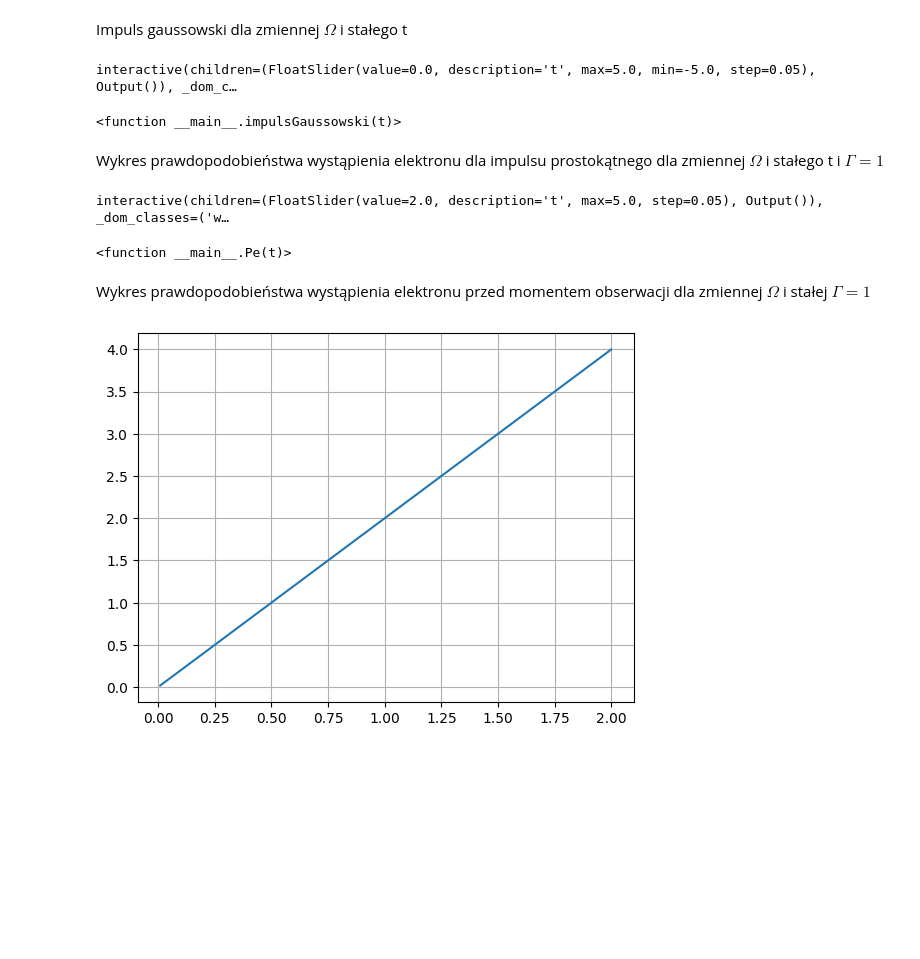
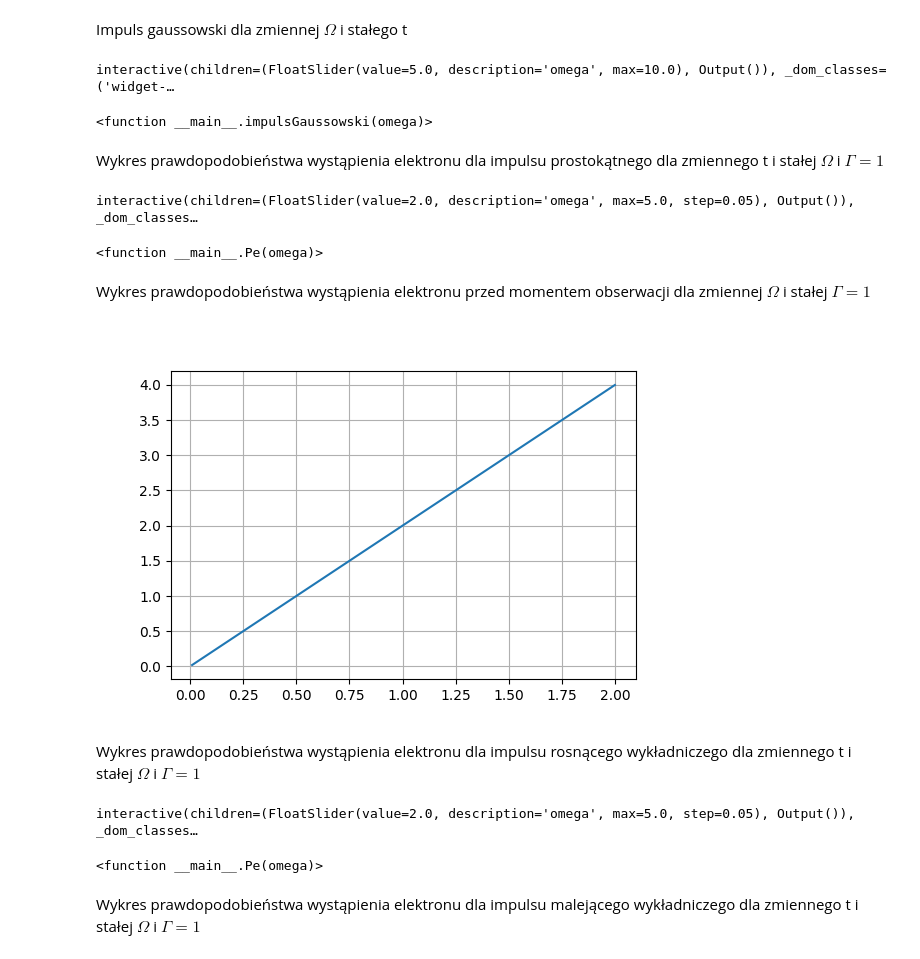
Before and after one commit to Kubabob/pracownia_rotacyjna, a Jupyter notebook: impulsy.ipynb, the cells around one changed output. Saved outputs shown, nothing was run; the diff lists cells and outputs as text; code cells hidden in the pictures; blank space fills up the shorter version.

```diff
--- a/impulsy.ipynb
+++ b/impulsy.ipynb
@@ -38,55 +38,84 @@ interactive(children=(FloatSlider(value=2.0, description='t', max=5.0), Output()
 # %% [markdown]
 Impuls gaussowski dla zmiennej $\Omega$ i stałego t
 # %%
-omega_space = np.arange(0.1,10,0.05)
+t_space = np.arange(-5,5,0.05)
 
-def impulsGaussowski(t):
+def impulsGaussowski(omega):
     plt.figure(figsize=(6,4))
-    plt.plot(omega_space, ((omega_space**2)/(2*np.pi))**(1/2) * np.e**((-(omega_space**2 * t**2))/2), label=r'$\xi^2$, $t={}$'.format(round(t,2)))
+    plt.plot(t_space, ((omega**2)/(2*np.pi))**(1/2) * np.e**((-(omega**2 * t_space**2))/2), label=r'$\xi^2$, $\Omega={}$'.format(round(omega,2)))
     plt.grid()
     plt.legend()
     plt.show()
 
-interact(impulsGaussowski, t=(-5,5,0.05))
+interact(impulsGaussowski, omega=(0,10,0.1))
 # %% [output]
-interactive(children=(FloatSlider(value=0.0, description='t', max=5.0, min=-5.0, step=0.05), Output()), _dom_c…
+interactive(children=(FloatSlider(value=5.0, description='omega', max=10.0), Output()), _dom_classes=('widget-…
-<function __main__.impulsGaussowski(t)>
+<function __main__.impulsGaussowski(omega)>
 # %% [markdown]
-Wykres prawdopodobieństwa wystąpienia elektronu dla impulsu prostokątnego dla zmiennej $\Omega$ i stałego t i $\Gamma=1$
+Wykres prawdopodobieństwa wystąpienia elektronu dla impulsu prostokątnego dla zmiennego t i stałej $\Omega$ i $\Gamma=1$
 # %%
-omega_space = np.arange(0.01, 20, 0.001)
+t_space = np.arange(0,10,0.1)
 
 def P_e(t, gamma, omega):
     if 0 <= t <= 2/omega:
-        return gamma*np.e**(-gamma*t)*(((2/gamma)*np.sqrt(gamma/2)*(np.e**(gamma/omega) - 1))**2)
+        return 2*omega/gamma * np.e**(-gamma*t) *(np.e**(gamma*t/2) - 1)**2
     elif t > 2/omega:
-        return gamma*np.e**(-gamma*t)*((-(2/gamma)*np.sqrt(omega/2)*np.e**(gamma/omega))**2)
+        return 2*omega/gamma * np.e**(-gamma*t) *(np.e**(gamma/omega) - 1)**2
     else:
         raise ValueError
 
 
-def Pe(t):
+def Pe(omega):
     plt.figure(figsize=(6,4))
     P_e_space = []
-    for omega in omega_space:
+    for t in t_space:
         P_e_space.append(P_e(t, 1, omega))
-    plt.plot(omega_space, P_e_space, label=f'$t$ = {round(t,2)}')
-    plt.ylim(-2,20)
+    plt.plot(t_space, P_e_space, label=f'$\Omega$ = {round(omega,2)}')
+    plt.ylim(-2,2)
     plt.grid()
     plt.legend()
     plt.show()
 
-interact(Pe, t=(0,5,0.05))
+interact(Pe, omega=(0,5,0.05))
 # %% [output]
-interactive(children=(FloatSlider(value=2.0, description='t', max=5.0, step=0.05), Output()), _dom_classes=('w…
+interactive(children=(FloatSlider(value=2.0, description='omega', max=5.0, step=0.05), Output()), _dom_classes…
-<function __main__.Pe(t)>
+<function __main__.Pe(omega)>
 # %% [markdown]
 Wykres prawdopodobieństwa wystąpienia elektronu przed momentem obserwacji dla zmiennej $\Omega$ i stałej $\Gamma = 1$
 # %%
 omega_space = np.arange(0.01,2,0.001)
 
+plt.figure(figsize=(6,4))
 plt.plot(omega_space, 2*omega_space/1)
 plt.grid()
 plt.show()
 # %% [output]
-[figure, old version]
+[figure, new version]
+# %% [markdown]
+Wykres prawdopodobieństwa wystąpienia elektronu dla impulsu rosnącego wykładniczego dla zmiennego t i stałej $\Omega$ i $\Gamma=1$
+# %%
+t_space = np.arange(-10,10.1,0.1)
+
+def P_e(t, gamma, omega):
+    if t <= 0:
+        return gamma*np.e**(-gamma*t)*(np.sqrt(omega) * (2/(omega+gamma)) *np.e**((t*(omega+gamma))/2))**2
+    else:
+        return gamma*np.e**(-gamma*t)*((2*np.sqrt(omega))/(omega+gamma))**2
+
+def Pe(omega):
+    plt.figure(figsize=(6,4))
+    P_e_space = []
+    for t in t_space:
+        P_e_space.append(P_e(t, 1, omega))
+    plt.plot(t_space, P_e_space, label=f'$\Omega$ = {round(omega,2)}')
+    plt.ylim(-2,2)
+    plt.grid()
+    plt.legend()
+    plt.show()
+
+interact(Pe, omega=(0,5,0.05))
+# %% [output]
+interactive(children=(FloatSlider(value=2.0, description='omega', max=5.0, step=0.05), Output()), _dom_classes…
+<function __main__.Pe(omega)>
+# %% [markdown]
+Wykres prawdopodobieństwa wystąpienia elektronu dla impulsu malejącego wykładniczego dla zmiennego t i stałej $\Omega$ i $\Gamma=1$
```
Also changed, not shown: parts of 4 cells of this notebook.
